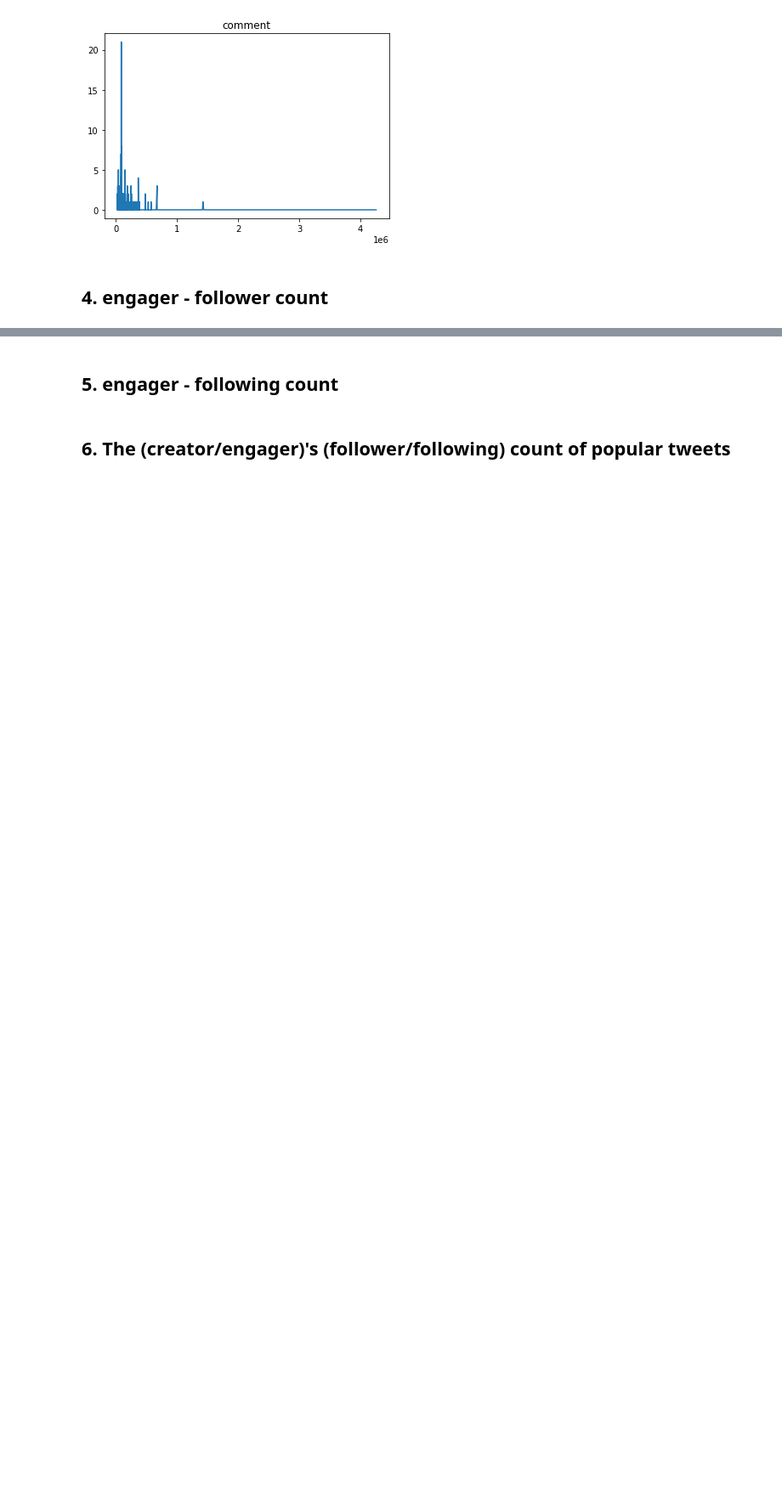
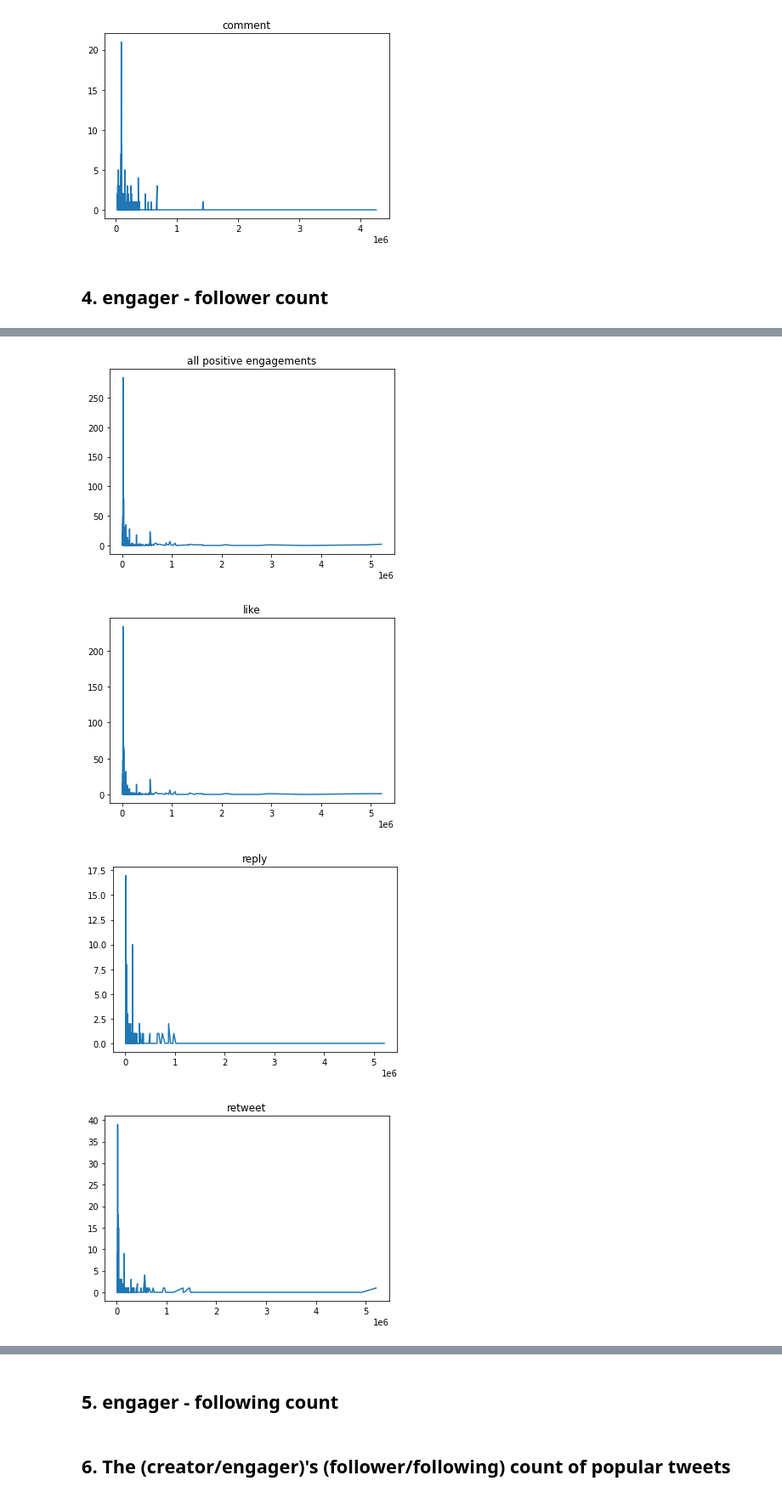
Before and after one commit to RecKIE7/recsys2021-twitter, a Jupyter notebook: analysis/follow_count.ipynb, the cells around one changed output, grey strips where cells are left out. Shown at 85% size. Drawn from its saved outputs; the diff is of its cells as text; code cells hidden in the pictures; blank space fills up the shorter version.

Commit message:
anlaysis the follower count of the tweet engager

```diff
--- a/analysis/follow_count.ipynb
+++ b/analysis/follow_count.ipynb
@@ -245,3 +245,10 @@ plt.show()
 [figure]
 # %% [markdown]
 ## 4. engager - follower count
+# %%
+engager_follower_count = df.compute().groupby('creator_id')[['engager_follower_count']].nth(-1)
+engager_follower_count = engager_follower_count.reset_index()
+engager_follower_count.head()
+
+follow_count_df = follow_count_df.merge(engager_follower_count, on=['creator_id'], how='left')
+len(follow_count_df)
@@ -247,0 +257,6 @@ plt.show()
+# %%
+sorted_engager_follower = follow_count_df.sort_values('engager_follower_count', ascending=False)
+
+top_n = 10000
+top_n_engager = sorted_engager_follower[:top_n]
+top_n_engager.describe().astype(np.int64)
@@ -247,0 +273,25 @@ plt.show()
+# %%
+plt.title('all positive engagements')
+plt.plot(top_n_engager['engager_follower_count'].to_array(), top_n_engager['is_positive'].to_array())
+plt.show()
+
+plt.title('like')
+plt.plot(top_n_engager['engager_follower_count'].to_array(), top_n_engager['is_like'].to_array())
+plt.show()
+
+plt.title('reply')
+plt.plot(top_n_engager['engager_follower_count'].to_array(), top_n_engager['is_reply'].to_array())
+plt.show()
+
+plt.title('retweet')
+plt.plot(top_n_engager['engager_follower_count'].to_array(), top_n_engager['is_retweet'].to_array())
+plt.show()
+
+plt.title('comment')
+plt.plot(top_n_engager['engager_follower_count'].to_array(), top_n_engager['is_comment'].to_array())
+plt.show()
+# %% [output]
+[figure, added]
+[figure, added]
+[figure, added]
+[figure, added]
```
Also changed, not shown: parts of 6 cells of this notebook.
